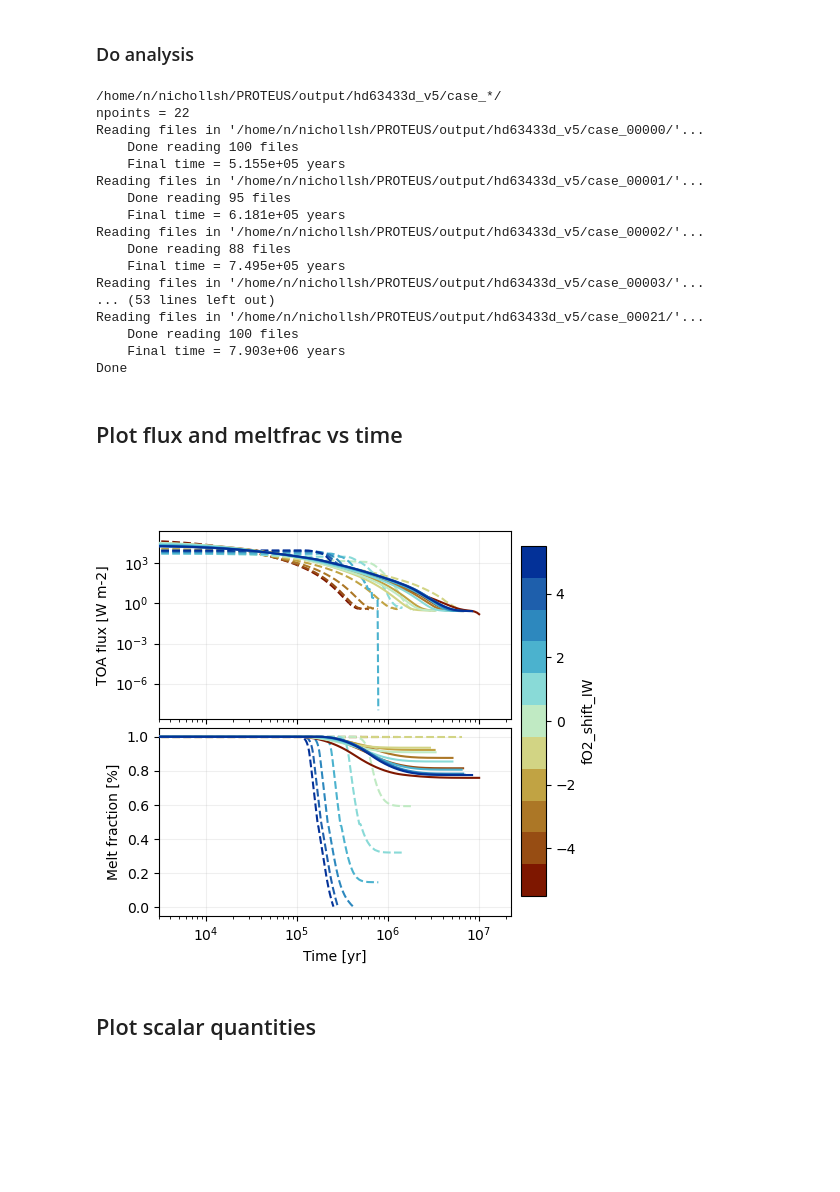
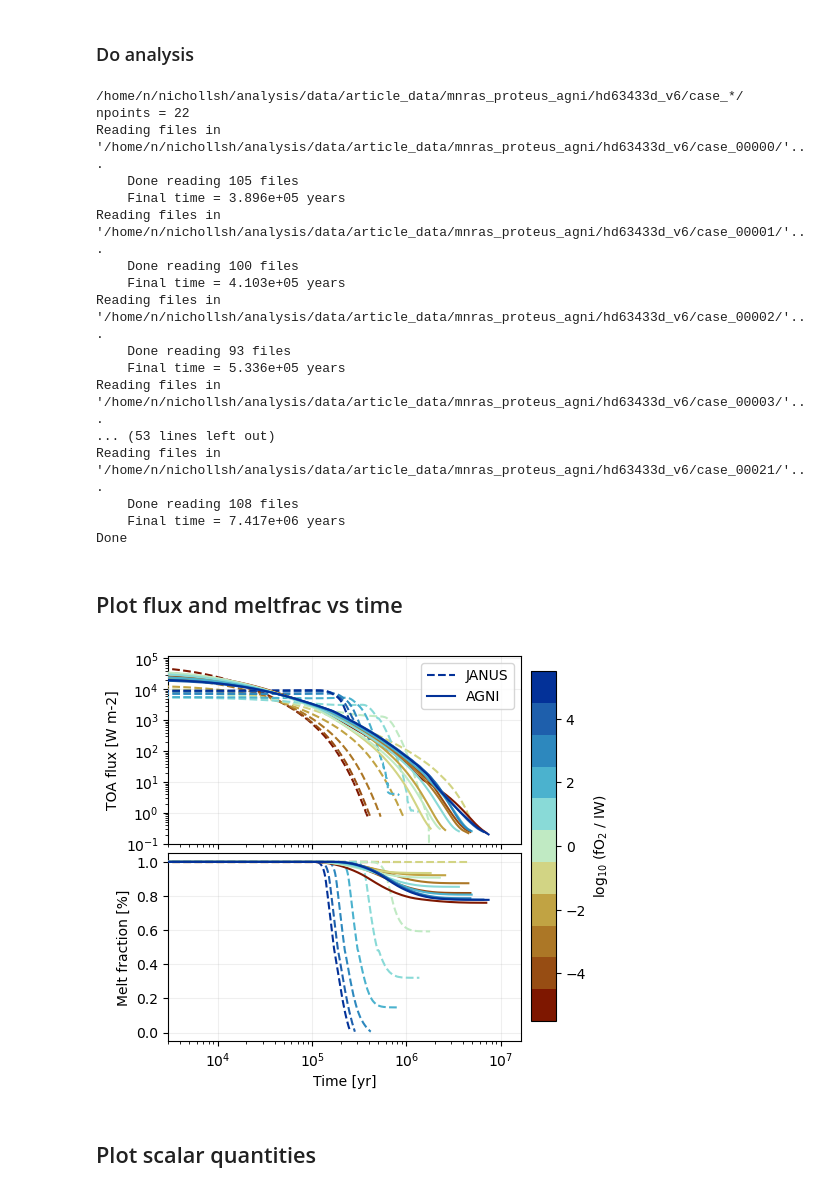
Before and after one commit to nichollsh/proteus_analysis, a Jupyter notebook: agni_vs_janus.ipynb, the cells around one changed output. Cells and saved outputs as stored; diff of their text form; code cells hidden in the pictures; blank space fills up the shorter version.

Commit message:
Removed colormaps data. New grid analysis

```diff
--- a/agni_vs_janus.ipynb
+++ b/agni_vs_janus.ipynb
@@ -77,10 +79,11 @@ def read_helpfile(fpath):
 # %% [markdown]
 ### Do analysis
 # %%
-outname = "hd63433d_v5"
+outname = "mnras_proteus_agni/hd63433d_v6"
+# outname = "mnras_proteus_agni/ltt3780b_v5"
 stride = 2
 # %%
-globber = os.path.join(os.environ.get("HOME"),"PROTEUS","output",outname) + "/case_*/"
+globber = os.path.join(os.environ.get("HOME"),"analysis/data/article_data",outname) + "/case_*/"
 print(globber)
 cases = glob.glob(globber)
 
@@ -100,27 +103,28 @@ for folder in cases:
     help.append( read_helpfile(folder+"runtime_helpfile.csv") )
 print("Done")
 # %% [output]
-/home/n/nichollsh/PROTEUS/output/hd63433d_v5/case_*/
+/home/n/nichollsh/analysis/data/article_data/mnras_proteus_agni/hd63433d_v6/case_*/
 npoints = 22
-Reading files in '/home/n/nichollsh/PROTEUS/output/hd63433d_v5/case_00000/'...
+Reading files in '/home/n/nichollsh/analysis/data/article_data/mnras_proteus_agni/hd63433d_v6/case_00000/'...
+    Done reading 105 files
+    Final time = 3.896e+05 years
+Reading files in '/home/n/nichollsh/analysis/data/article_data/mnras_proteus_agni/hd63433d_v6/case_00001/'...
     Done reading 100 files
-    Final time = 5.155e+05 years
-Reading files in '/home/n/nichollsh/PROTEUS/output/hd63433d_v5/case_00001/'...
-    Done reading 95 files
-    Final time = 6.181e+05 years
-Reading files in '/home/n/nichollsh/PROTEUS/output/hd63433d_v5/case_00002/'...
-    Done reading 88 files
-    Final time = 7.495e+05 years
-Reading files in '/home/n/nichollsh/PROTEUS/output/hd63433d_v5/case_00003/'...
+    Final time = 4.103e+05 years
+Reading files in '/home/n/nichollsh/analysis/data/article_data/mnras_proteus_agni/hd63433d_v6/case_00002/'...
+    Done reading 93 files
+    Final time = 5.336e+05 years
+Reading files in '/home/n/nichollsh/analysis/data/article_data/mnras_proteus_agni/hd63433d_v6/case_00003/'...
 ... (53 lines left out)
-Reading files in '/home/n/nichollsh/PROTEUS/output/hd63433d_v5/case_00021/'...
-    Done reading 100 files
-    Final time = 7.903e+06 years
+Reading files in '/home/n/nichollsh/analysis/data/article_data/mnras_proteus_agni/hd63433d_v6/case_00021/'...
+    Done reading 108 files
+    Final time = 7.417e+06 years
 Done
 # %% [markdown]
 ## Plot flux and meltfrac vs time
 # %%
 indep_var = "fO2_shift_IW"
+indep_lbl = r"log$_{10}$ (fO$_{2}$ / IW)"
 
 indep_vals = set()
 for i in range(npoints):
@@ -136,46 +140,60 @@ def add_cbar(fig):
     fig.subplots_adjust(right=0.83)
     cbar_ax = fig.add_axes([0.85, 0.15, 0.05, 0.7])
     cbar = fig.colorbar(sm, cax=cbar_ax, values=sorted(indep_vals))
-    cbar.set_label(indep_var)
+    cbar.set_label(indep_lbl)
+
+def strip_legend(ax):
+    # Remove duplicate legend entries
+    handles, labels = ax.get_legend_handles_labels()
+    by_label = dict(zip(labels, handles))
+    ax.legend(by_label.values(), by_label.keys())
 # %%
 fig,(ax1,ax2) = plt.subplots(2,1, sharex=True, figsize=(5,5))
 
+crop = -1
+
 for i in range(npoints):
-    lbl = conf[i][indep_var]
-    col = sm.to_rgba(float(lbl))
+    col = sm.to_rgba(float(conf[i][indep_var]))
 
     ls = 'solid'
+    lbl = 'AGNI'
     if conf[i]["atmosphere_model"] == 0:
         ls='dashed'
-        lbl = ""
+        lbl = "JANUS"
 
-    x1 = help[i]["Time"]
-    y1 = np.array(help[i]["F_atm"])
+    x1 = help[i]["Time"][0:crop]
+    y1 = np.array(help[i]["F_atm"][0:crop])
     ax1.plot(x1,y1,label=lbl, linestyle=ls, c=col, zorder=i)
 
-    x2 = help[i]["Time"]
-    y2 = np.array(help[i]["Phi_global"])
+    x2 = help[i]["Time"][0:crop]
+    y2 = np.array(help[i]["Phi_global"][0:crop])
     ax2.plot(x2,y2,linestyle=ls, c=col, zorder=i)
 
 
 add_cbar(fig)
+ax1.legend()
+strip_legend(ax1)
 
 ax1.set_xscale("log")
 ax1.set_xlim(left=3e3)
 ax1.grid(zorder=-2, alpha=0.2)
 ax2.grid(zorder=-2, alpha=0.2)
 ax2.set_xlabel("Time [yr]")
 
 ax1.set_yscale("log")
 ax1.set_ylabel('TOA flux [W m-2]')
+ax1.set_ylim(bottom=0.1)
 
 ax2.set_ylim(top=1.05, bottom=-0.05)
 ax2.set_ylabel('Melt fraction [%]')
 
 fig.subplots_adjust(hspace=0.05)
 plt.show()
+
+for fmt in ["png","pdf"]:
+    fig.savefig("output/agni_v_janus/time.%s"%fmt,bbox_inches='tight', dpi=300)
 # %% [output]
-[figure, old version]
+[figure, new version]
 # %% [markdown]
 ## Plot scalar quantities
 # %%
```
Also changed, not shown: parts of 5 cells of this notebook, 43 other files.
